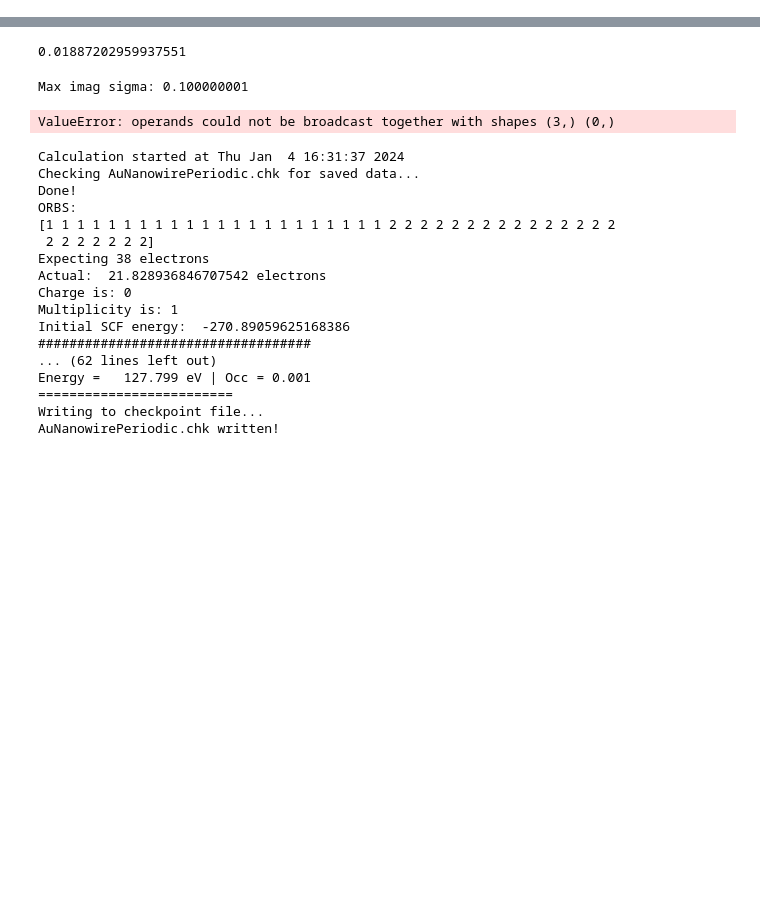
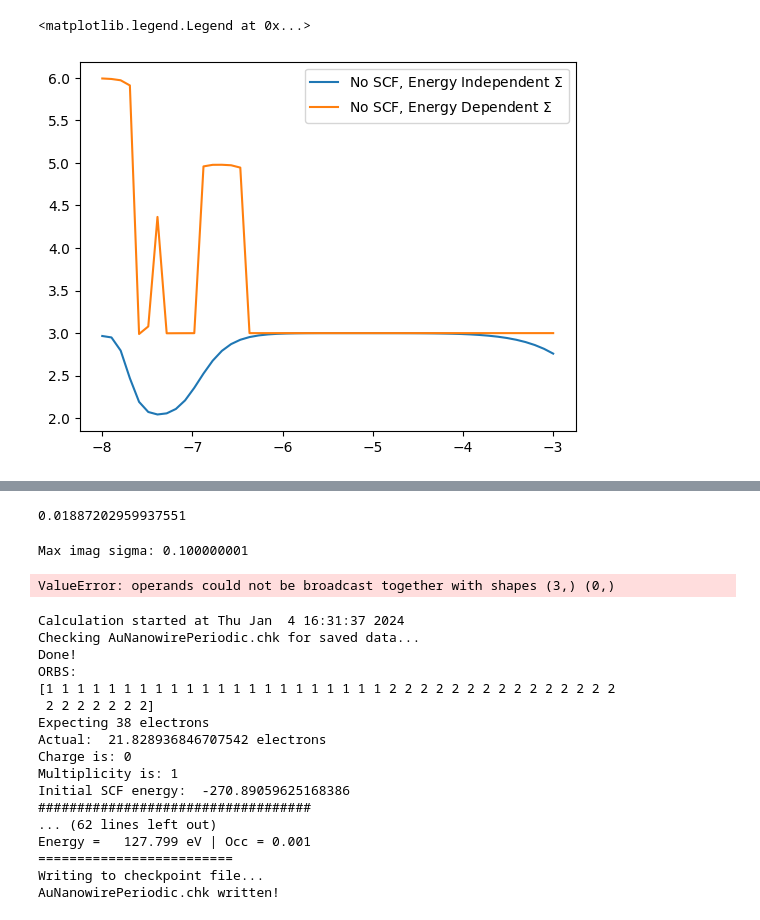
Before and after one commit to wliverno/GauNEGF, a Jupyter notebook: NEGF Tester.ipynb, the cells around one changed output, grey strips where cells are left out. Cells and saved outputs as stored; diff of their text form; code cells hidden in the pictures; blank space fills up the shorter version.

```diff
--- a/NEGF Tester.ipynb
+++ b/NEGF Tester.ipynb
@@ -52,0 +87,8 @@ array([[-1.50013368e+01-6.61021342e+00j, -7.56012278e+00-1.11714222e+00j,
+# %%
+Hdict = io.loadmat('AuNanowirePeriodic_SCF.mat')
+HdistE = io.loadmat('AuNanowirePeriodic_ESCF.mat')
+Elist = np.linspace(-8, -3, 50)
+TnoSCF = transport.cohTrans(Elist, F, S, g.sigma(-5.52, 0), g.sigma(-5.52, 1))
+TEnoSCF = transport.cohTransE(Elist, F, S, g)
+#TSCF = transport.cohTrans(Elist, Hdict['H0'], g.sigma(-5.52, 0), g.sigma(-5.52, 1))
+#TESCF = transport.cohTransE(Elist, HdictE['H0'], g)
@@ -52,0 +113,6 @@ array([[-1.50013368e+01-6.61021342e+00j, -7.56012278e+00-1.11714222e+00j,
+# %%
+plt.plot(Elist, TnoSCF, Elist, TEnoSCF)
+plt.legend((r'No SCF, Energy Independent $\Sigma$', r'No SCF, Energy Dependent $\Sigma$'))
+# %% [output]
+<matplotlib.legend.Legend at 0x...>
+[figure, added]
```
Also changed, not shown: parts of 17 cells of this notebook, 3 other files.
